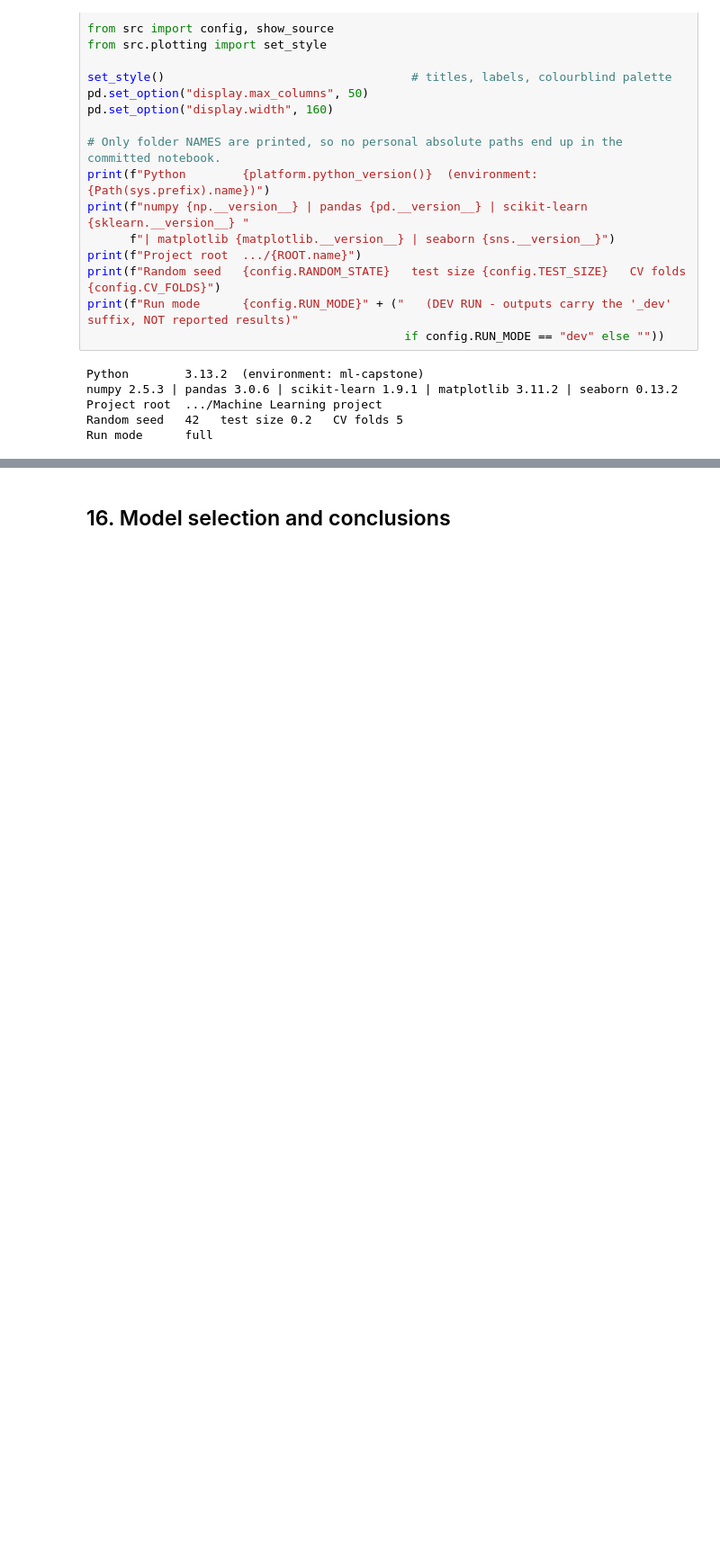
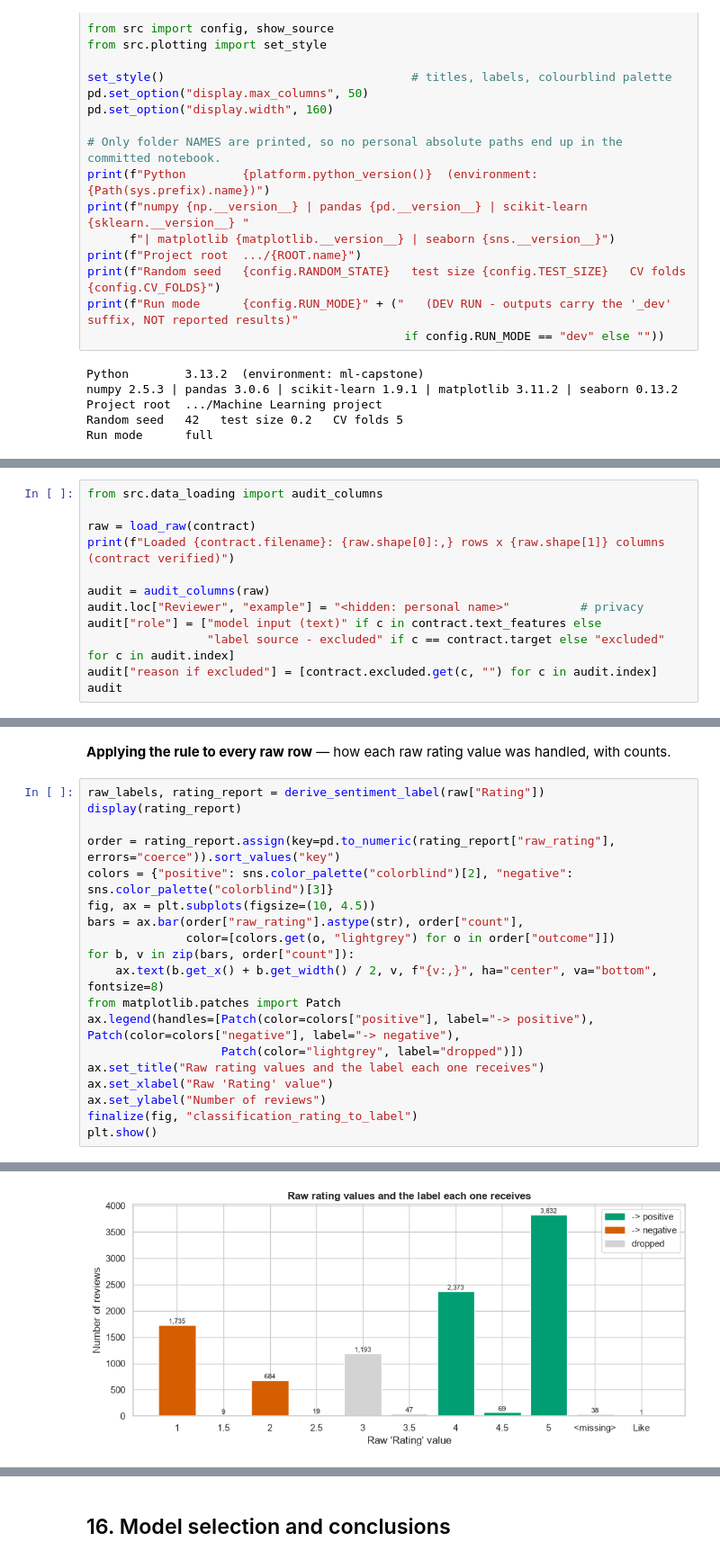
Before and after one commit to gideonthegrafted/ML-Capstone-project, a Jupyter notebook: notebooks/classification.ipynb, the cells around one changed output, grey strips where cells are left out. Shown at 90% size. Cells and saved outputs as stored; diff of their text form; blank space fills up the shorter version.

Commit message:
Implement classification Part A: target, TF-IDF, five classifiers, CV and tuning

```diff
--- a/notebooks/classification.ipynb
+++ b/notebooks/classification.ipynb
@@ -308,0 +129,12 @@ false alarms); the ROC curve shows the trade-off between them across all decisio
+# %%
+from src.data_loading import audit_columns
+
+raw = load_raw(contract)
+print(f"Loaded {contract.filename}: {raw.shape[0]:,} rows x {raw.shape[1]} columns (contract verified)")
+
+audit = audit_columns(raw)
+audit.loc["Reviewer", "example"] = "<hidden: personal name>"          # privacy
+audit["role"] = ["model input (text)" if c in contract.text_features else
+                 "label source - excluded" if c == contract.target else "excluded" for c in audit.index]
+audit["reason if excluded"] = [contract.excluded.get(c, "") for c in audit.index]
+audit
@@ -308,0 +224,22 @@ false alarms); the ROC curve shows the trade-off between them across all decisio
+# %% [markdown]
+**Applying the rule to every raw row** — how each raw rating value was handled, with counts.
+# %%
+raw_labels, rating_report = derive_sentiment_label(raw["Rating"])
+display(rating_report)
+
+order = rating_report.assign(key=pd.to_numeric(rating_report["raw_rating"], errors="coerce")).sort_values("key")
+colors = {"positive": sns.color_palette("colorblind")[2], "negative": sns.color_palette("colorblind")[3]}
+fig, ax = plt.subplots(figsize=(10, 4.5))
+bars = ax.bar(order["raw_rating"].astype(str), order["count"],
+              color=[colors.get(o, "lightgrey") for o in order["outcome"]])
+for b, v in zip(bars, order["count"]):
+    ax.text(b.get_x() + b.get_width() / 2, v, f"{v:,}", ha="center", va="bottom", fontsize=8)
+from matplotlib.patches import Patch
+ax.legend(handles=[Patch(color=colors["positive"], label="-> positive"), Patch(color=colors["negative"], label="-> negative"),
+                   Patch(color="lightgrey", label="dropped")])
+ax.set_title("Raw rating values and the label each one receives")
+ax.set_xlabel("Raw 'Rating' value")
+ax.set_ylabel("Number of reviews")
+finalize(fig, "classification_rating_to_label")
+plt.show()
+# %% [output]
@@ -308,0 +258 @@ false alarms); the ROC curve shows the trade-off between them across all decisio
+[figure, added]
```
Also changed, not shown: parts of 183 cells of this notebook, 10 other files.
